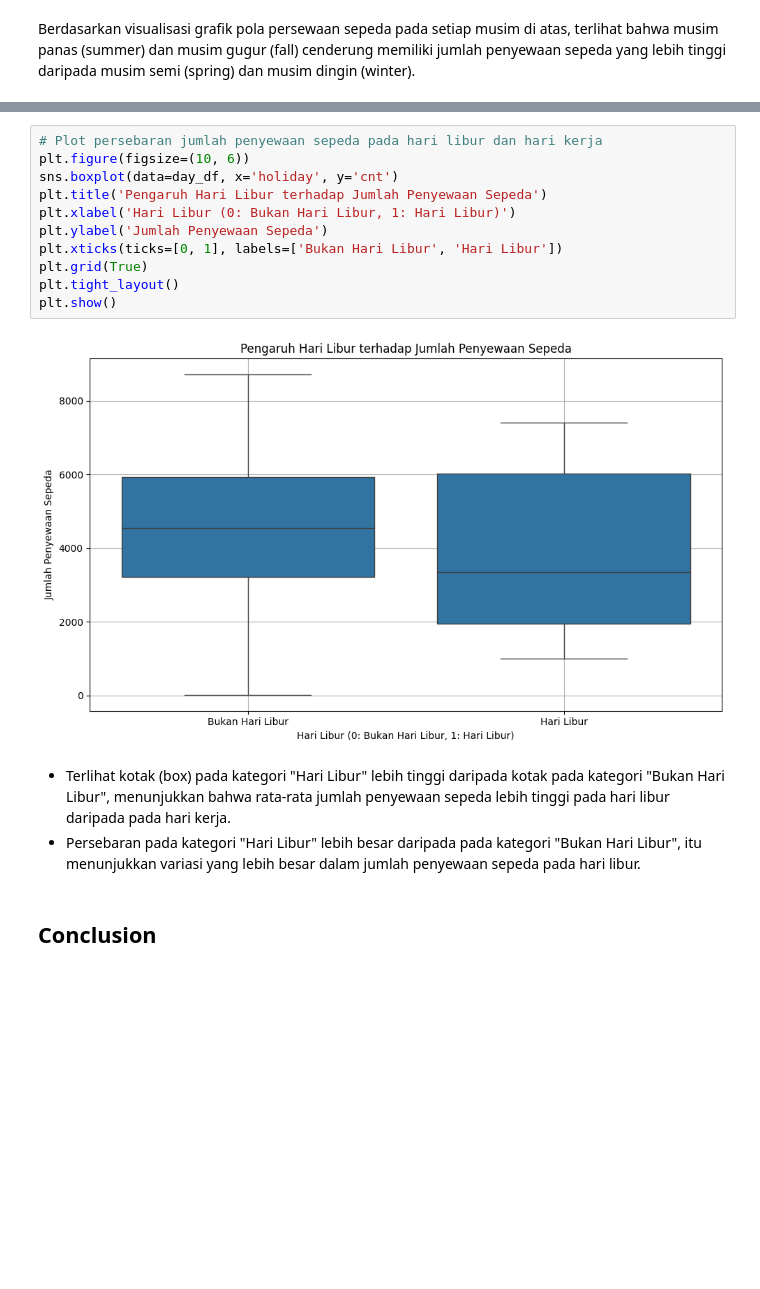
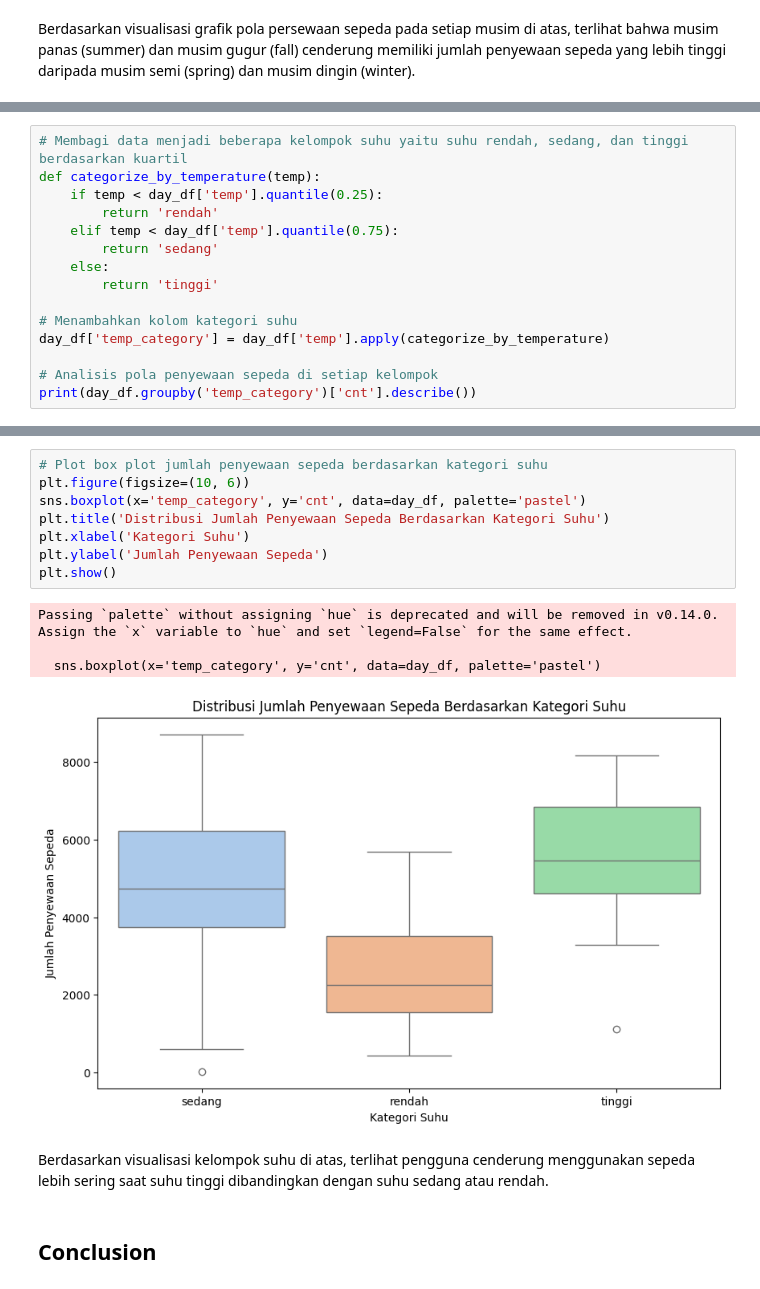
Before and after one commit to aldakurniaputri/Tugas_Akhir, a Jupyter notebook: Tugas_Akhir.ipynb, the cells around one changed output, grey strips where cells are left out. Cells and saved outputs as stored; diff of their text form; blank space fills up the shorter version.

```diff
--- a/Tugas_Akhir.ipynb
+++ b/Tugas_Akhir.ipynb
@@ -319,0 +339,15 @@ Terlihat jumlah penyewaan sepeda pada kurun waktu 2011-2012 cenderung meningkat
+# %%
+# Membagi data menjadi beberapa kelompok suhu yaitu suhu rendah, sedang, dan tinggi berdasarkan kuartil
+def categorize_by_temperature(temp):
+    if temp < day_df['temp'].quantile(0.25):
+        return 'rendah'
+    elif temp < day_df['temp'].quantile(0.75):
+        return 'sedang'
+    else:
+        return 'tinggi'
+
+# Menambahkan kolom kategori suhu
+day_df['temp_category'] = day_df['temp'].apply(categorize_by_temperature)
+
+# Analisis pola penyewaan sepeda di setiap kelompok
+print(day_df.groupby('temp_category')['cnt'].describe())
@@ -320,18 +366,17 @@ Terlihat jumlah penyewaan sepeda pada kurun waktu 2011-2012 cenderung meningkat
 # %%
-# Plot persebaran jumlah penyewaan sepeda pada hari libur dan hari kerja
+# Plot box plot jumlah penyewaan sepeda berdasarkan kategori suhu
 plt.figure(figsize=(10, 6))
-sns.boxplot(data=day_df, x='holiday', y='cnt')
-plt.title('Pengaruh Hari Libur terhadap Jumlah Penyewaan Sepeda')
-plt.xlabel('Hari Libur (0: Bukan Hari Libur, 1: Hari Libur)')
+sns.boxplot(x='temp_category', y='cnt', data=day_df, palette='pastel')
+plt.title('Distribusi Jumlah Penyewaan Sepeda Berdasarkan Kategori Suhu')
+plt.xlabel('Kategori Suhu')
 plt.ylabel('Jumlah Penyewaan Sepeda')
-plt.xticks(ticks=[0, 1], labels=['Bukan Hari Libur', 'Hari Libur'])
-plt.grid(True)
-plt.tight_layout()
 plt.show()
 # %% [output]
+Passing `palette` without assigning `hue` is deprecated and will be removed in v0.14.0. Assign the `x` variable to `hue` and set `legend=False` for the same effect.
+
+  sns.boxplot(x='temp_category', y='cnt', data=day_df, palette='pastel')
-[figure, old version]
+[figure, new version]
-# %% [markdown]
-- Terlihat kotak (box) pada kategori "Hari Libur" lebih tinggi daripada kotak pada kategori "Bukan Hari Libur", menunjukkan bahwa rata-rata jumlah penyewaan sepeda lebih tinggi pada hari libur daripada pada hari kerja.
-- Persebaran pada kategori "Hari Libur" lebih besar daripada pada kategori "Bukan Hari Libur", itu menunjukkan variasi yang lebih besar dalam jumlah penyewaan sepeda pada hari libur.
+# %% [markdown]
+Berdasarkan visualisasi kelompok suhu di atas, terlihat pengguna cenderung menggunakan sepeda lebih sering saat suhu tinggi dibandingkan dengan suhu sedang atau rendah.
 # %% [markdown]
 ## Conclusion
```
Also changed, not shown: parts of 16 cells of this notebook.
